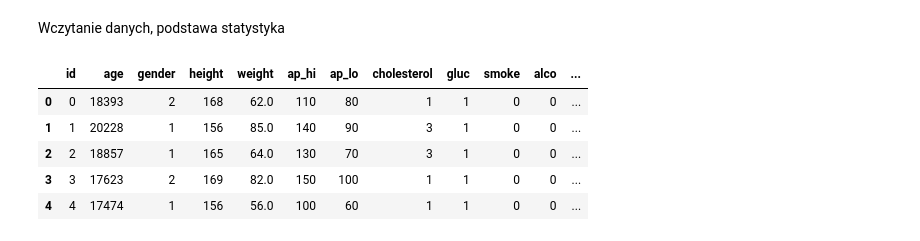
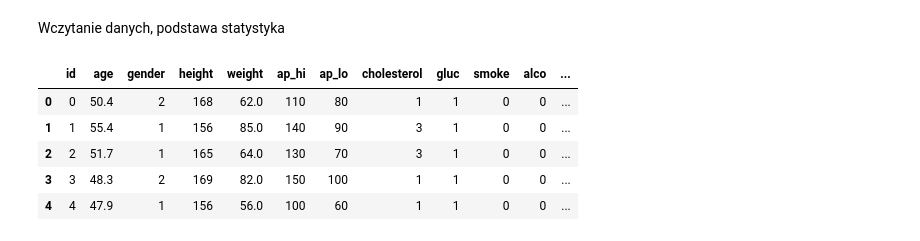
Before and after one commit to infoshareacademy/jdszr3-datavirus, a Jupyter notebook: PYTHON/code/1.ipynb, the cells around one changed output. Cells and saved outputs as stored; diff of their text form; code cells hidden in the pictures.

```diff
--- a/PYTHON/code/1.ipynb
+++ b/PYTHON/code/1.ipynb
@@ -8,12 +8,13 @@ import matplotlib.pyplot as plt
 # %%
 file_name='cardio_train.csv'
 file_path = os.path.join(os.path.abspath(""), "python", file_name)
 df = pd.read_csv(file_name,delimiter=';')
+df['age'] = round(df['age'] / 365, 1)
 df.head()
 # %% [output]
 |  | id | age | gender | height | weight | ap_hi | ap_lo | cholesterol | gluc | smoke | alco | ... |
-| 0 | 0 | 18393 | 2 | 168 | 62.0 | 110 | 80 | 1 | 1 | 0 | 0 | ... |
-| 1 | 1 | 20228 | 1 | 156 | 85.0 | 140 | 90 | 3 | 1 | 0 | 0 | ... |
-| 2 | 2 | 18857 | 1 | 165 | 64.0 | 130 | 70 | 3 | 1 | 0 | 0 | ... |
-| 3 | 3 | 17623 | 2 | 169 | 82.0 | 150 | 100 | 1 | 1 | 0 | 0 | ... |
-| 4 | 4 | 17474 | 1 | 156 | 56.0 | 100 | 60 | 1 | 1 | 0 | 0 | ... |
+| 0 | 0 | 50.4 | 2 | 168 | 62.0 | 110 | 80 | 1 | 1 | 0 | 0 | ... |
+| 1 | 1 | 55.4 | 1 | 156 | 85.0 | 140 | 90 | 3 | 1 | 0 | 0 | ... |
+| 2 | 2 | 51.7 | 1 | 165 | 64.0 | 130 | 70 | 3 | 1 | 0 | 0 | ... |
+| 3 | 3 | 48.3 | 2 | 169 | 82.0 | 150 | 100 | 1 | 1 | 0 | 0 | ... |
+| 4 | 4 | 47.9 | 1 | 156 | 56.0 | 100 | 60 | 1 | 1 | 0 | 0 | ... |
```
Also changed, not shown: parts of 37 cells of this notebook.
